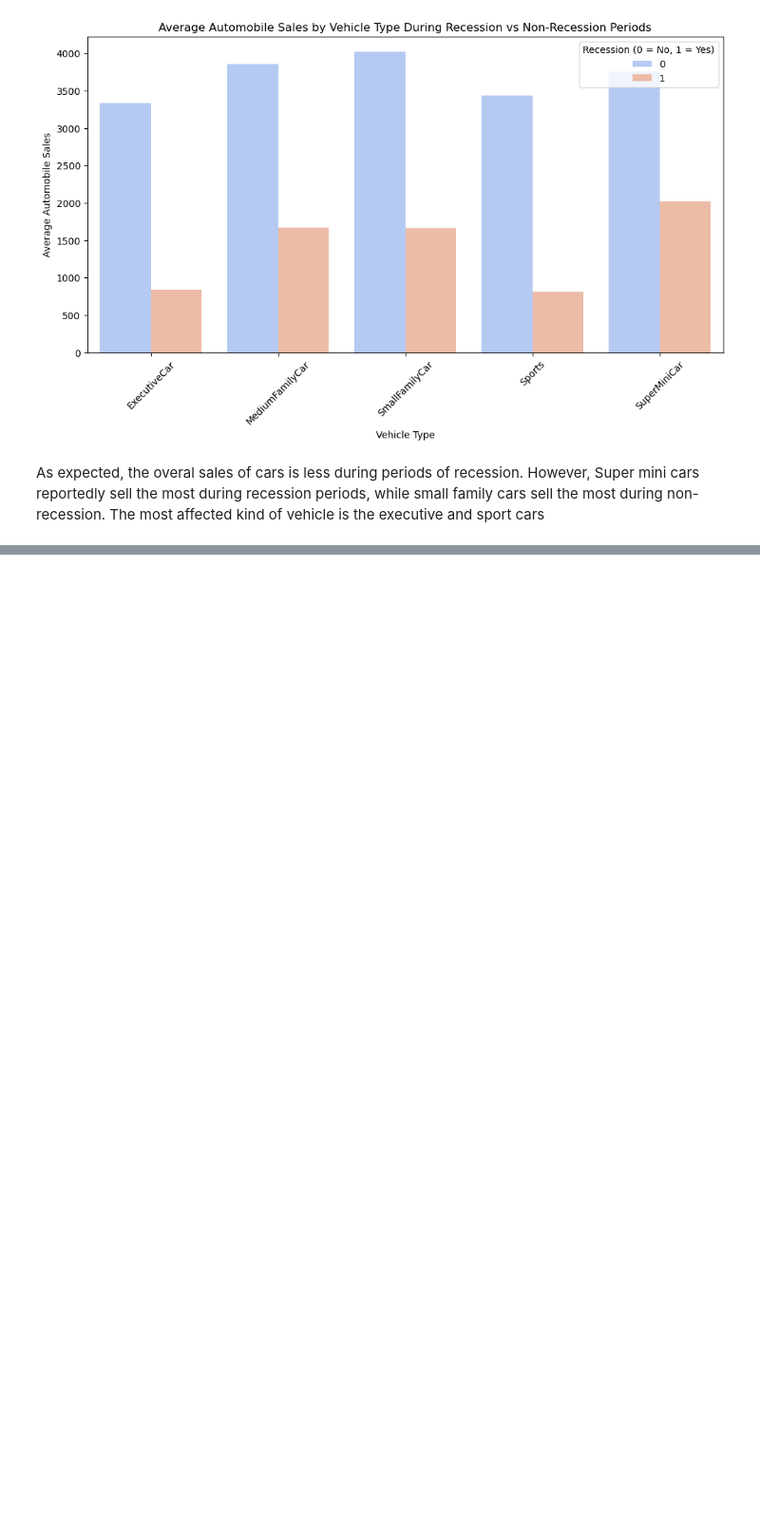
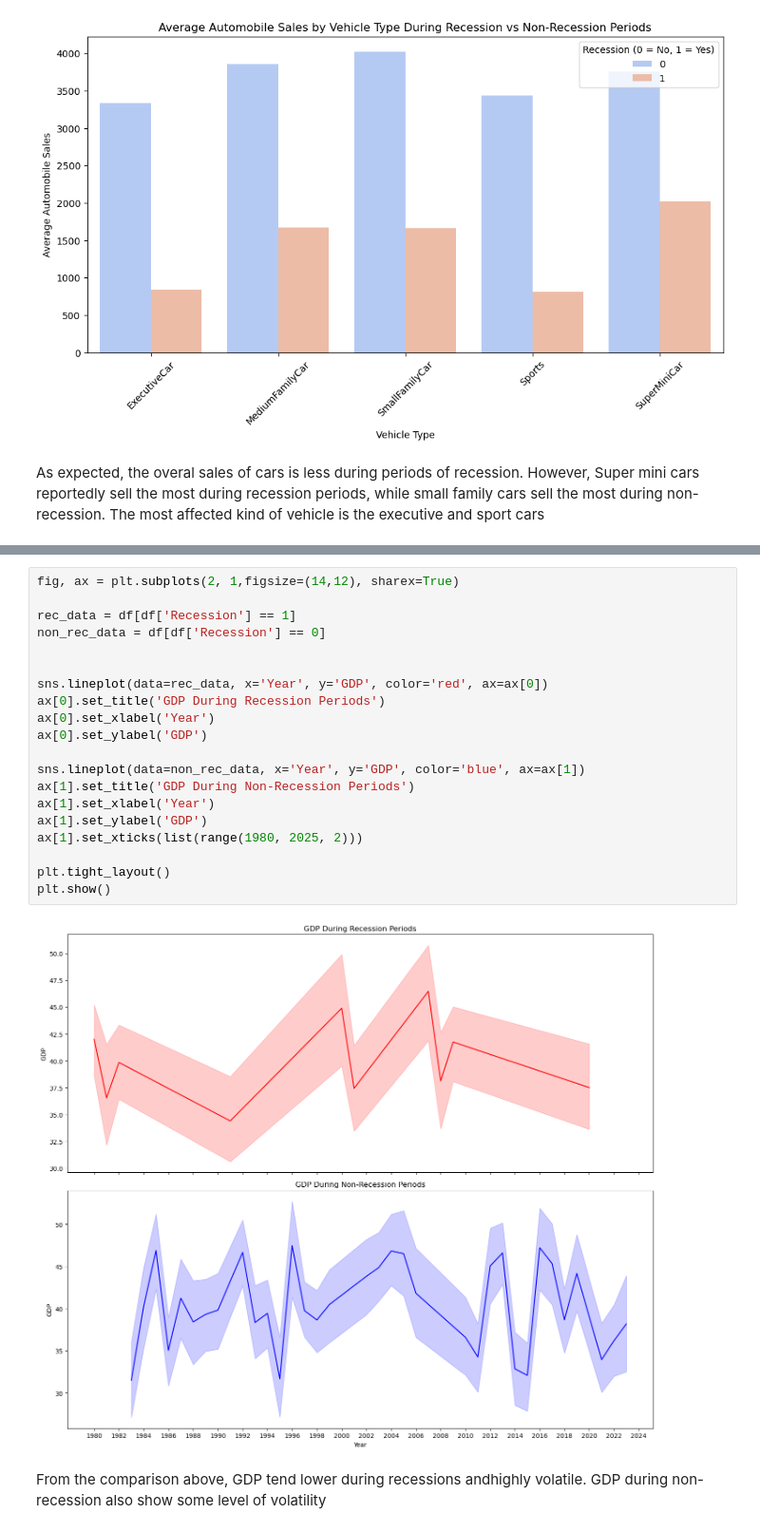
Before and after one commit to restjohnson/automobile_recession, a Jupyter notebook: automobile_jupyter.ipynb, the cells around one changed output, grey strips where cells are left out. Shown at 95% size. Cells and saved outputs as stored; diff of their text form; blank space fills up the shorter version.

Commit message:
evaluated gdp across recession and non-recession periods

```diff
--- a/automobile_jupyter.ipynb
+++ b/automobile_jupyter.ipynb
@@ -143,0 +154,24 @@ As expected, the overal sales of cars is less during periods of recession. Howev
+# %%
+fig, ax = plt.subplots(2, 1,figsize=(14,12), sharex=True)
+
+rec_data = df[df['Recession'] == 1]
+non_rec_data = df[df['Recession'] == 0]
+
+
+sns.lineplot(data=rec_data, x='Year', y='GDP', color='red', ax=ax[0])
+ax[0].set_title('GDP During Recession Periods')
+ax[0].set_xlabel('Year')
+ax[0].set_ylabel('GDP')
+
+sns.lineplot(data=non_rec_data, x='Year', y='GDP', color='blue', ax=ax[1])
+ax[1].set_title('GDP During Non-Recession Periods')
+ax[1].set_xlabel('Year')
+ax[1].set_ylabel('GDP')
+ax[1].set_xticks(list(range(1980, 2025, 2)))
+
+plt.tight_layout()
+plt.show()
+# %% [output]
+[figure, added]
+# %% [markdown]
+From the comparison above, GDP tend lower during recessions andhighly volatile. GDP during non-recession also show some level of volatility
```
Also changed, not shown: parts of 2 cells of this notebook.
